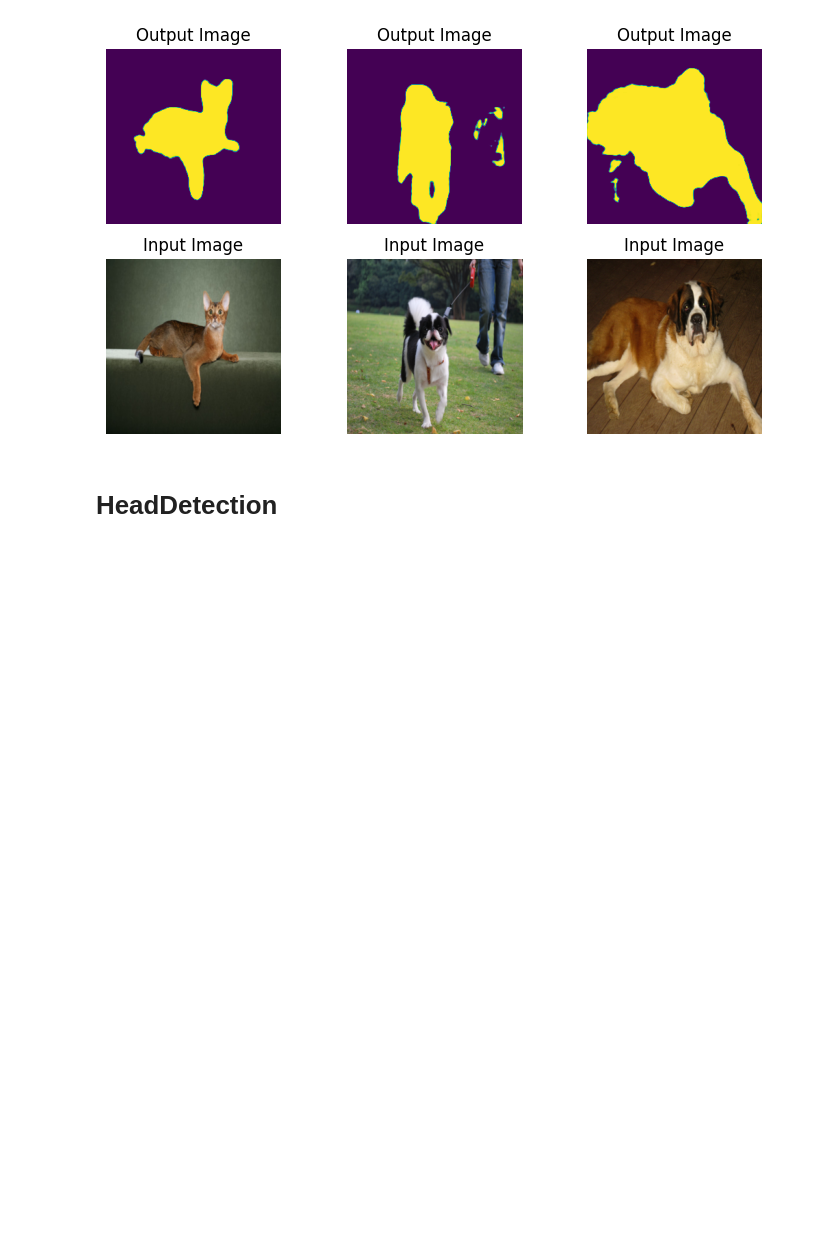
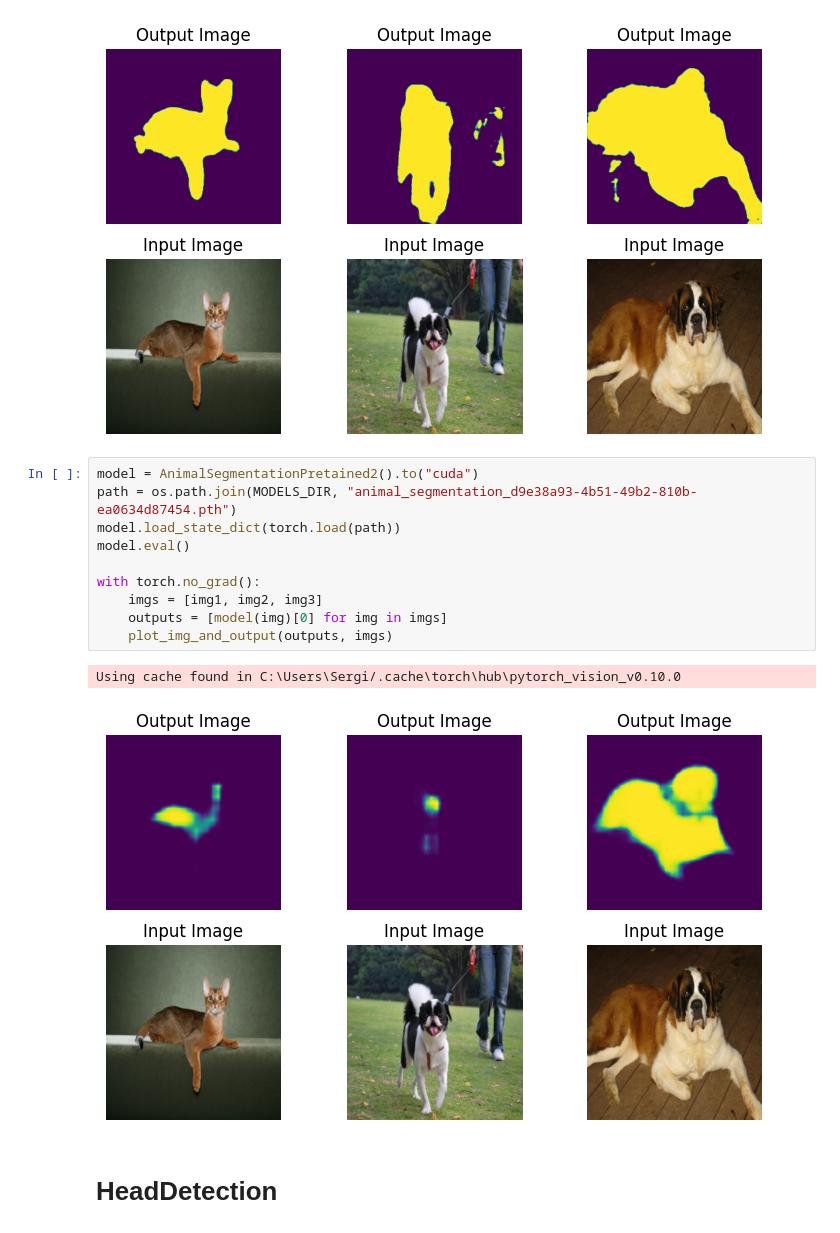
Before and after one commit to Sergimayol/oxford-IIIT-pet-NNs, a Jupyter notebook: notebooks/samples.ipynb, the cells around one changed output. Drawn from its saved outputs; the diff is of its cells as text; blank space fills up the shorter version.

Commit message:
Fix typos + new seg model

```diff
--- a/notebooks/samples.ipynb
+++ b/notebooks/samples.ipynb
@@ -73,6 +70,19 @@ with torch.no_grad():
 # %% [output]
 Using cache found in C:\Users\Sergi/.cache\torch\hub\mateuszbuda_brain-segmentation-pytorch_master
 [figure]
+# %%
+model = AnimalSegmentationPretained2().to("cuda")
+path = os.path.join(MODELS_DIR, "animal_segmentation_d9e38a93-4b51-49b2-810b-ea0634d87454.pth")
+model.load_state_dict(torch.load(path))
+model.eval()
+
+with torch.no_grad():
+    imgs = [img1, img2, img3]
+    outputs = [model(img)[0] for img in imgs]
+    plot_img_and_output(outputs, imgs)
+# %% [output]
+Using cache found in C:\Users\Sergi/.cache\torch\hub\pytorch_vision_v0.10.0
+[figure, added]
 # %% [markdown]
 # HeadDetection
 # %%
```
Also changed, not shown: parts of 1 cell of this notebook, 2 other files.
